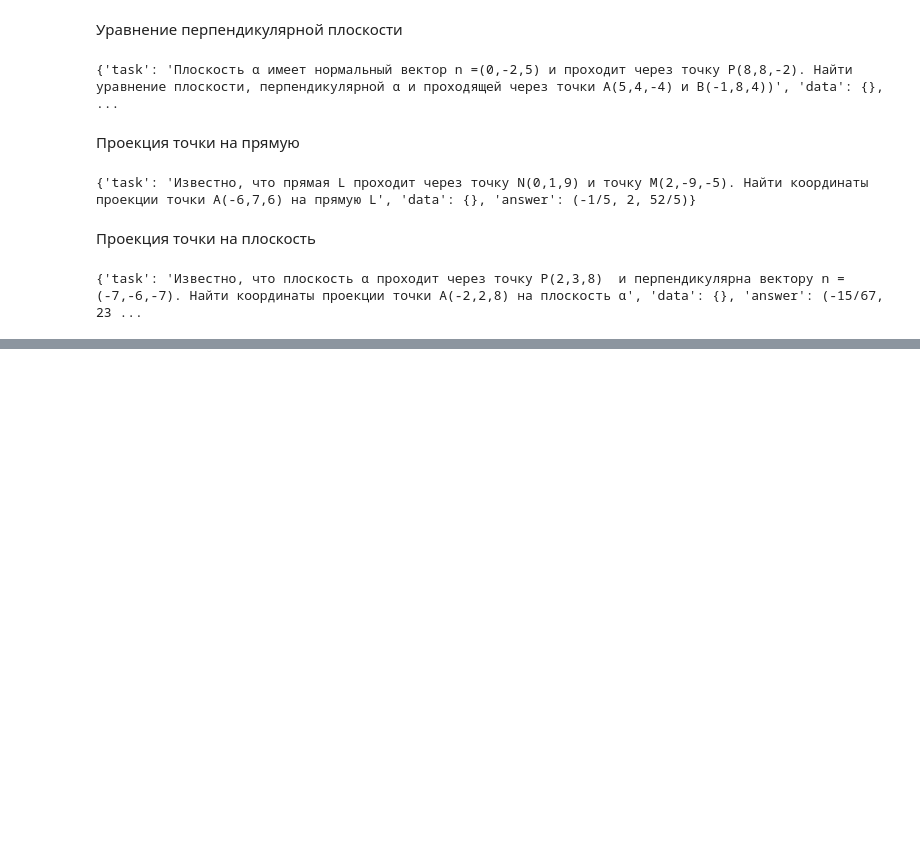
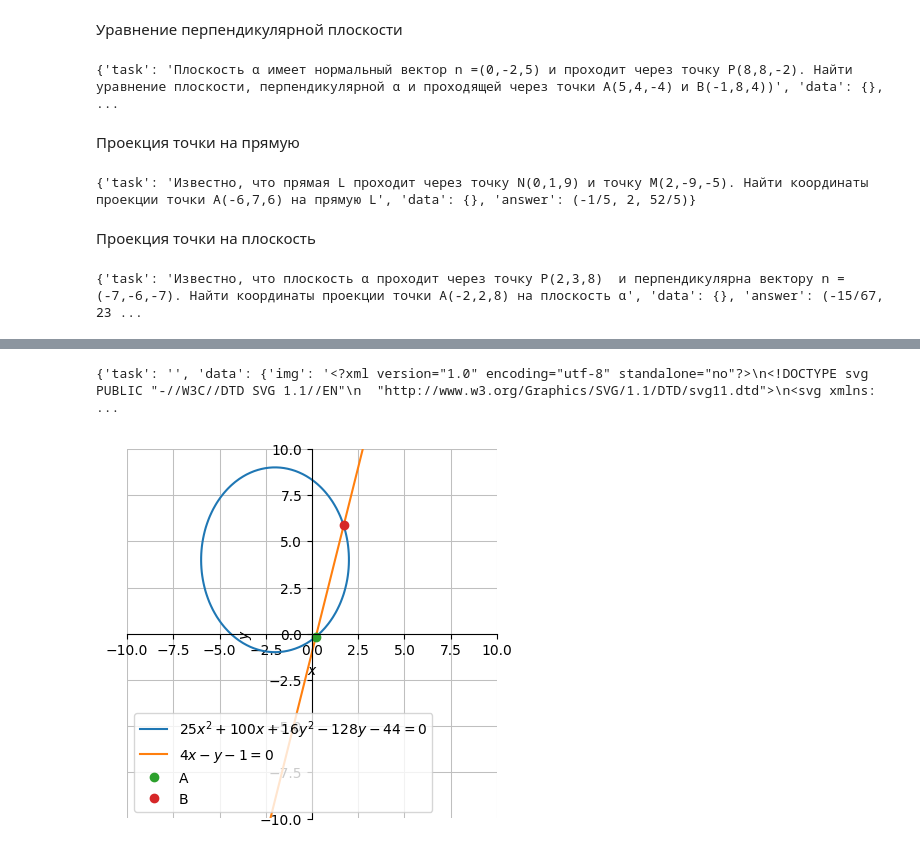
Before and after one commit to stuffch1k/math_generator, a Jupyter notebook: generatorrrs.ipynb, the cells around one changed output, grey strips where cells are left out. Drawn from its saved outputs; the diff is of its cells as text; code cells hidden in the pictures; blank space fills up the shorter version.

```diff
--- a/generatorrrs.ipynb
+++ b/generatorrrs.ipynb
@@ -738,0 +730,69 @@ test()
+# %%
+def GenerateFindEllipseAndLineCrossPointsTask():
+    result = []
+    while len(result) != 2:
+        a, c = randint(*choice([(2,4),(-4,-2)])), randint(*choice([(2,4),(-4,-2)]))
+        if a == c:
+            c+=1
+
+        b, d = randint(*choice([(2,5),(-5,-2)])), randint(*choice([(2,5),(-5,-2)]))
+        if b == d:
+            d+=1
+
+        A = d**2
+        B = -2 * a * (d**2)
+        C = b**2
+        D = -2 * c * (b**2)
+        Q = d**2 * a**2 + c**2 * b**2 - b**2 * d**2
+
+        x, y = sp.symbols("x y", real=True)
+
+        circle = sp.Eq(A*x**2 + C*y**2 + B*x + D*y + Q, 0)
+
+        lx0, lx1, ly1 = randint(-5, 5), randint(-5, 5), 1
+
+        line = sp.Eq(lx1*x - ly1*y - lx0, 0)
+
+        result = sp.solve([circle, line], [x, y], dict=True)
+
+    #print('координаты точки пересчения А: ', result[0][x], result[0][y])
+    #print('координаты точки пересчения B: ', result[1][x], result[1][y])
+
+    ranges = (x, -10, 10), (y, -10, 10)
+
+    plot_base = spb.graphics(
+        spb.implicit_2d(circle, *ranges),
+        spb.implicit_2d(line, *ranges),
+        rendering_kw={"marker": "ro", "markerfacecolor": None},
+        backend=spb.MB,
+        axis_center=(0.0, 0.0),
+        #legend=False,
+        show=False,
+        aspect = "equal",
+    )
+    plot_anotation = spb.plot_list(
+        ([result[0][x]], [result[0][y]], "A"),
+        (result[1][x], result[1][y], "B"),
+        rendering_kw={"marker": "o", "markerfacecolor": None},
+        scatter=True, show=False
+    )
+
+    plot = plot_base + plot_anotation
+    #plot.show()
+
+    buffer = io.StringIO()
+    plot.save(buffer, format = "svg")
+
+    task = f""
+    answer = result
+
+    dic = {
+    "task": task,
+    "data": {'img': buffer.getvalue()},
+    "answer": answer}
+    return dic
+
+print(GenerateFindEllipseAndLineCrossPointsTask())
+# %% [output]
+{'task': '', 'data': {'img': '<?xml version="1.0" encoding="utf-8" standalone="no"?>\n<!DOCTYPE svg PUBLIC "-//W3C//DTD SVG 1.1//EN"\n  "http://www.w3.org/Graphics/SVG/1.1/DTD/svg11.dtd">\n<svg xmlns: ...
+[figure, added]
```
Also changed, not shown: parts of 4 cells of this notebook, 1 other file.
